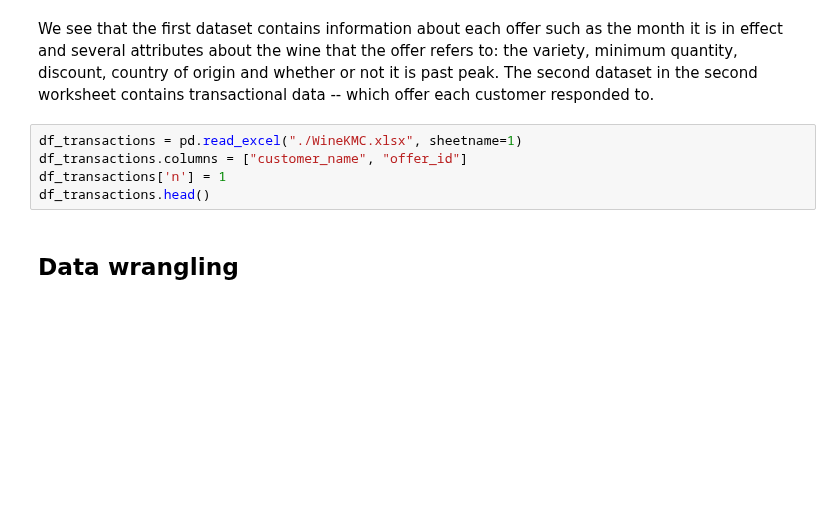
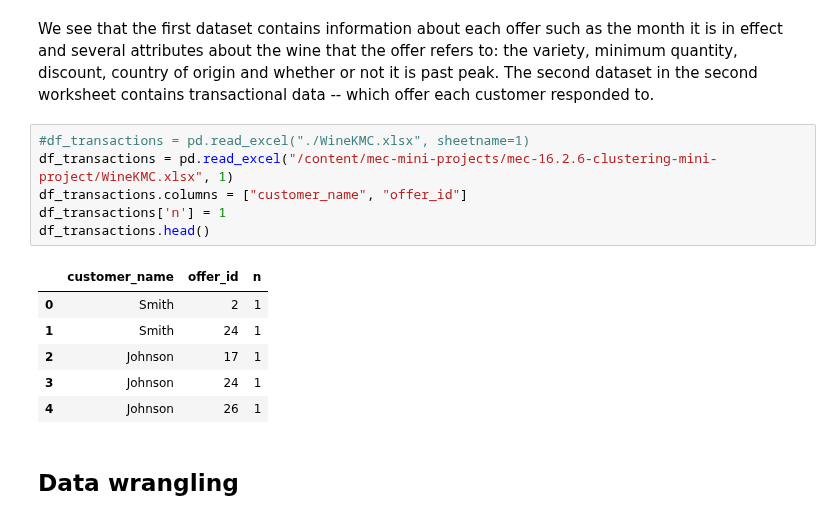
Before and after one commit to aq2oo3/mec-mini-projects, a Jupyter notebook: mec-16.2.6-clustering-mini-project/Mini_Project_Clustering.ipynb, the cells around one changed output. Drawn from its saved outputs; the diff is of its cells as text; blank space fills up the shorter version.

```diff
--- a/mec-16.2.6-clustering-mini-project/Mini_Project_Clustering.ipynb
+++ b/mec-16.2.6-clustering-mini-project/Mini_Project_Clustering.ipynb
@@ -33,10 +41,18 @@ df_offers.head()
 # %% [markdown]
 We see that the first dataset contains information about each offer such as the month it is in effect and several attributes about the wine that the offer refers to: the variety, minimum quantity, discount, country of origin and whether or not it is past peak. The second dataset in the second worksheet contains transactional data -- which offer each customer responded to.
 # %%
-df_transactions = pd.read_excel("./WineKMC.xlsx", sheetname=1)
+#df_transactions = pd.read_excel("./WineKMC.xlsx", sheetname=1)
+df_transactions = pd.read_excel("/content/mec-mini-projects/mec-16.2.6-clustering-mini-project/WineKMC.xlsx", 1)
 df_transactions.columns = ["customer_name", "offer_id"]
 df_transactions['n'] = 1
 df_transactions.head()
+# %% [output]
+|  | customer_name | offer_id | n |
+| 0 | Smith | 2 | 1 |
+| 1 | Smith | 24 | 1 |
+| 2 | Johnson | 17 | 1 |
+| 3 | Johnson | 24 | 1 |
+| 4 | Johnson | 26 | 1 |
 # %% [markdown]
 ## Data wrangling
 # %% [markdown]
```
Also changed, not shown: parts of 3 cells of this notebook.
